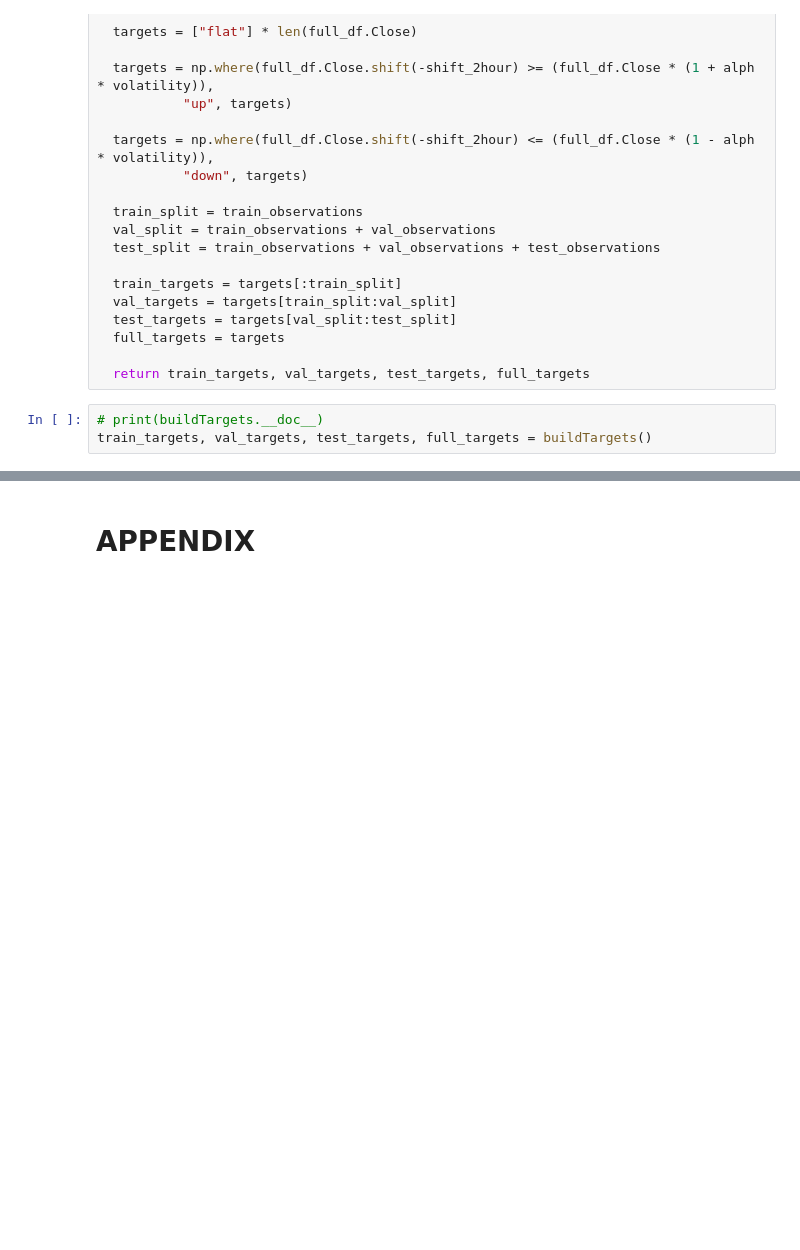
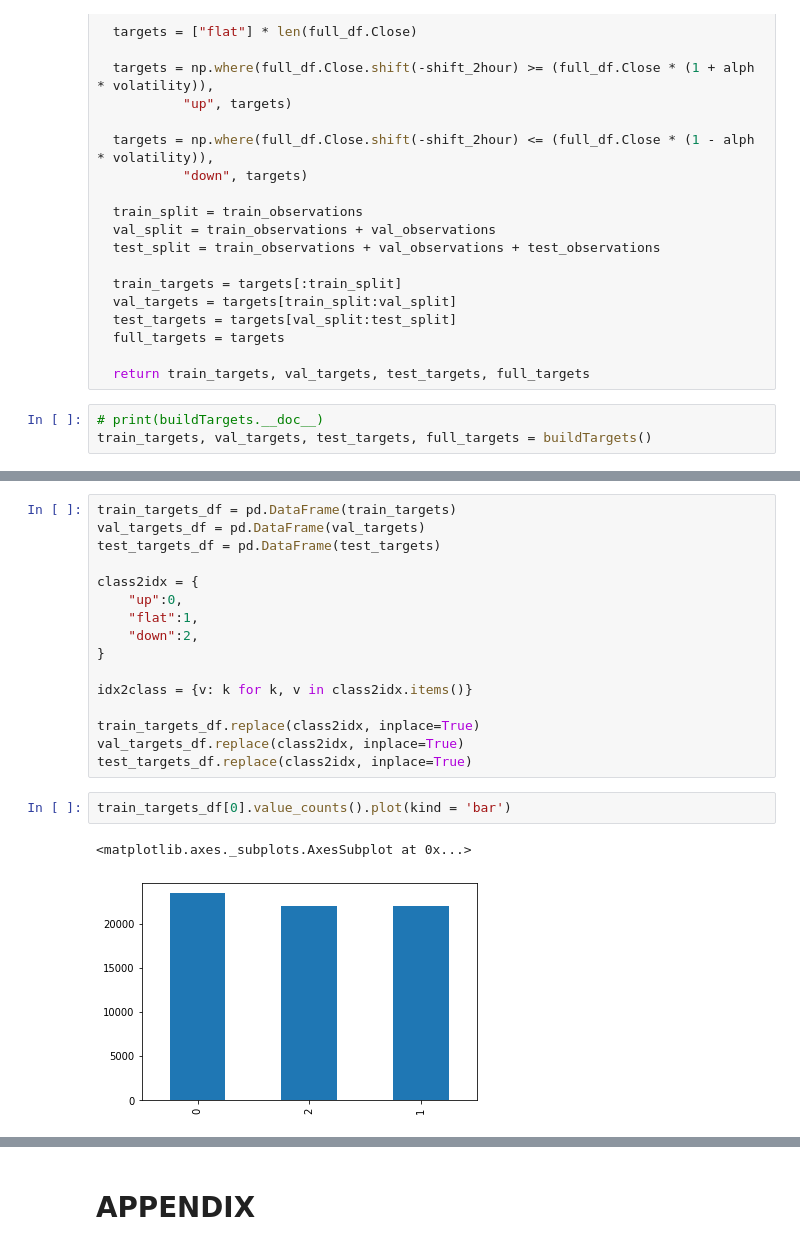
Before and after one commit to Cloblak/aipi540_deeplearning, a Jupyter notebook: 1D_CNN_Attempts/1D_CNN.ipynb, the cells around one changed output, grey strips where cells are left out. Drawn from its saved outputs; the diff is of its cells as text; blank space fills up the shorter version.

```diff
--- a/1D_CNN_Attempts/1D_CNN.ipynb
+++ b/1D_CNN_Attempts/1D_CNN.ipynb
@@ -186,0 +240,21 @@ plot_df["FuturePrice"].value_counts().plot(kind = 'bar')
+# %%
+train_targets_df = pd.DataFrame(train_targets)
+val_targets_df = pd.DataFrame(val_targets)
+test_targets_df = pd.DataFrame(test_targets)
+
+class2idx = {
+    "up":0,
+    "flat":1,
+    "down":2,
+}
+
+idx2class = {v: k for k, v in class2idx.items()}
+
+train_targets_df.replace(class2idx, inplace=True)
+val_targets_df.replace(class2idx, inplace=True)
+test_targets_df.replace(class2idx, inplace=True)
+# %%
+train_targets_df[0].value_counts().plot(kind = 'bar')
+# %% [output]
+<matplotlib.axes._subplots.AxesSubplot at 0x...>
+[figure, added]
```
Also changed, not shown: parts of 26 cells of this notebook.
